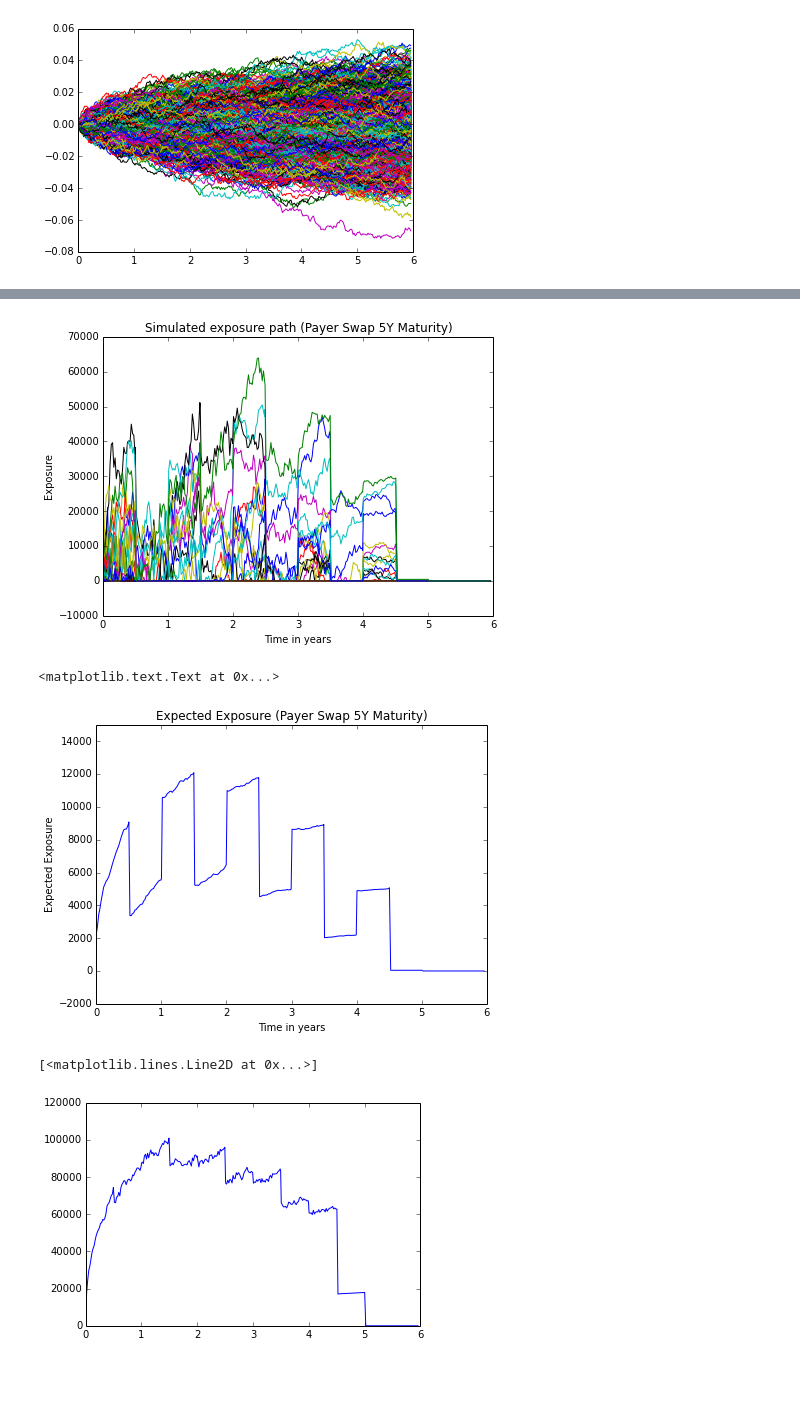
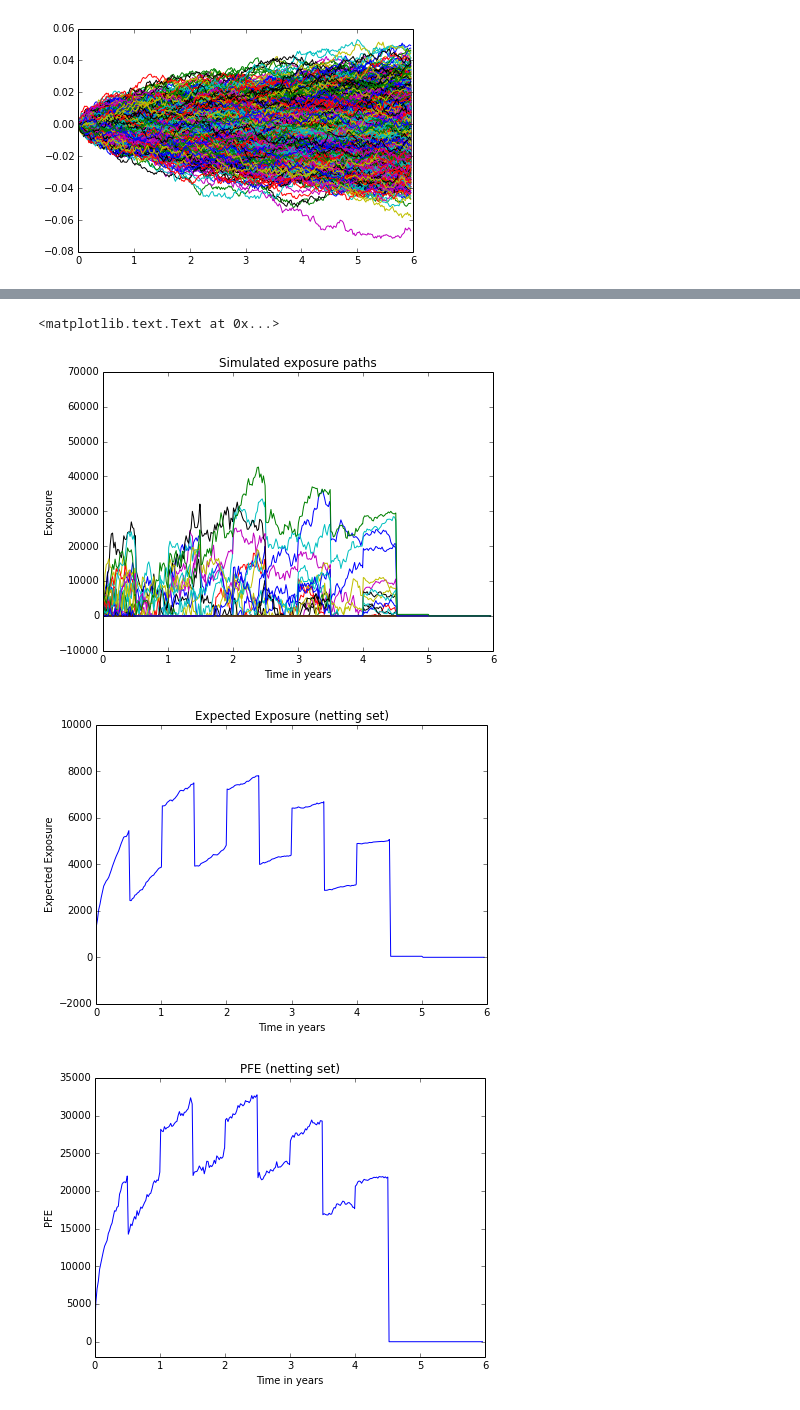
Before and after one commit to mgroncki/IPythonScripts, a Jupyter notebook: ExpectedExposureSimulation.ipynb, the cells around one changed output, grey strips where cells are left out. Cells and saved outputs as stored; diff of their text form; code cells hidden in the pictures; blank space fills up the shorter version.

```diff
--- a/ExpectedExposureSimulation.ipynb
+++ b/ExpectedExposureSimulation.ipynb
@@ -47,8 +47,17 @@ def makeSwap(start, maturity, nominal, fixedRate, index, typ=ql.VanillaSwap.Paye
     swap = ql.VanillaSwap(typ, nominal, fixedSchedule, fixedRate, fixedLegDC, floatSchedule, index, spread, index.dayCounter())
     return swap, [index.fixingDate(x) for x in floatSchedule][:-1]
 
-portfolio = [makeSwap(today + ql.Period("2d"),ql.Period("5Y"),1e6, 0.03, euribor6m)#,
-             #makeSwap(today + ql.Period("2d"),ql.Period("4Y"),5e5, 0.03, euribor6m, ql.VanillaSwap.Receiver),
+portfolio = [makeSwap(today + ql.Period("2d"),
+                      ql.Period("5Y"),
+                      1e6,
+                      0.03,
+                      euribor6m),
+             makeSwap(today + ql.Period("2d"),
+                      ql.Period("4Y"),
+                      5e5,
+                      0.03,
+                      euribor6m,
+                      ql.VanillaSwap.Receiver),
             ]
 # %%
 engine = ql.DiscountingSwapEngine(hyts)
@@ -87,7 +97,11 @@ y = np.zeros((N, len(time_grid)))
 for n in range(0,N):
     dWs = generator.nextSequence().value()
     for i in range(1, len(time_grid)):
-        x[n,i] = process.expectation(time_grid[i-1], x[n,i-1], dt[i-1]) + dWs[i-1]*process.stdDeviation(time_grid[i-1], x[n,i-1], dt[i-1])
+        x[n,i] = process.expectation(time_grid[i-1],
+                                     x[n,i-1],
+                                     dt[i-1]) + dWs[i-1] * process.stdDeviation(time_grid[i-1],
+                                              x[n,i-1],
+                                              dt[i-1])
         y[n,i] = (x[n,i] - process.expectation(0,0,time_grid[i])) / process.stdDeviation(0,0,time_grid[i])
 # %%
 for i in range(0,N):
@@ -102,9 +116,15 @@ for p in range(0,N):
         #ql.Settings.instance().setEvaluationDate(today)
         # update fixing
         x_p_t = y[p,t]
-        zeroBonds = [model.zerobond(time_grid[t]+i, time_grid[t], x_p_t) for i in range(1,10)]
+        zeroBonds = [model.zerobond(time_grid[t]+i,
+                                    time_grid[t],
+                                    x_p_t) for i in range(1,10)]
         ql.Settings.instance().setEvaluationDate(date)
-        yc = ql.DiscountCurve([date] + [date+ql.Period(i,ql.Years) for i in range(1,10)], [1] + zeroBonds, ql.Actual365Fixed())
+        yc = ql.DiscountCurve([date]
+                                  + [date+ql.Period(i,ql.Years)
+                                             for i in range(1,10)],
+                              [1] + zeroBonds,
+                              ql.Actual365Fixed())
         yc.enableExtrapolation()
         hyts.linkTo(yc)
         if euribor6m.isValidFixingDate(date):
@@ -133,27 +154,35 @@ for i in range(0,30):
 plt.xlabel("Time in years")
 plt.ylabel("Exposure")
 plt.ylim([-10000,70000])
-plt.title("Simulated exposure path (Payer Swap 5Y Maturity)")
+plt.title("Simulated exposure paths")
 # %% [output]
+<matplotlib.text.Text at 0x...>
-[figure, old version]
+[figure, new version]
 # %%
+E = npv_matrix.copy()
+E[E<0]=0
 EE = np.sum(E, axis=0)/N
 # %%
 plt.figure(figsize=(7,5), dpi=300)
 plt.plot(time_grid, EE)
 plt.xlabel("Time in years")
 plt.ylabel("Expected Exposure")
-plt.ylim([-2000,15000])
-plt.title("Expected Exposure (Payer Swap 5Y Maturity)")
+plt.ylim([-2000,10000])
+plt.title("Expected Exposure (netting set)")
 # %% [output]
-<matplotlib.text.Text at 0x...>
-[figure, old version]
+[figure, new version]
 # %%
 PFE_curve = np.apply_along_axis(lambda x: np.sort(x)[0.95*N],0, E)
+
+plt.figure(figsize=(7,5), dpi=300)
 plt.plot(time_grid,PFE_curve)
+plt.xlabel("Time in years")
+plt.ylabel("PFE")
+plt.ylim([-2000,35000])
+plt.title("PFE (netting set)")
+plt.savefig("/Users/matthiasgroncki/Downloads/pfe_netting.png")
 # %% [output]
-[<matplotlib.lines.Line2D at 0x...>]
-[figure, old version]
+[figure, new version]
 # %%
 MPFE = np.max(PFE_curve)
 MPFE
```
Also changed, not shown: parts of 4 cells of this notebook.
